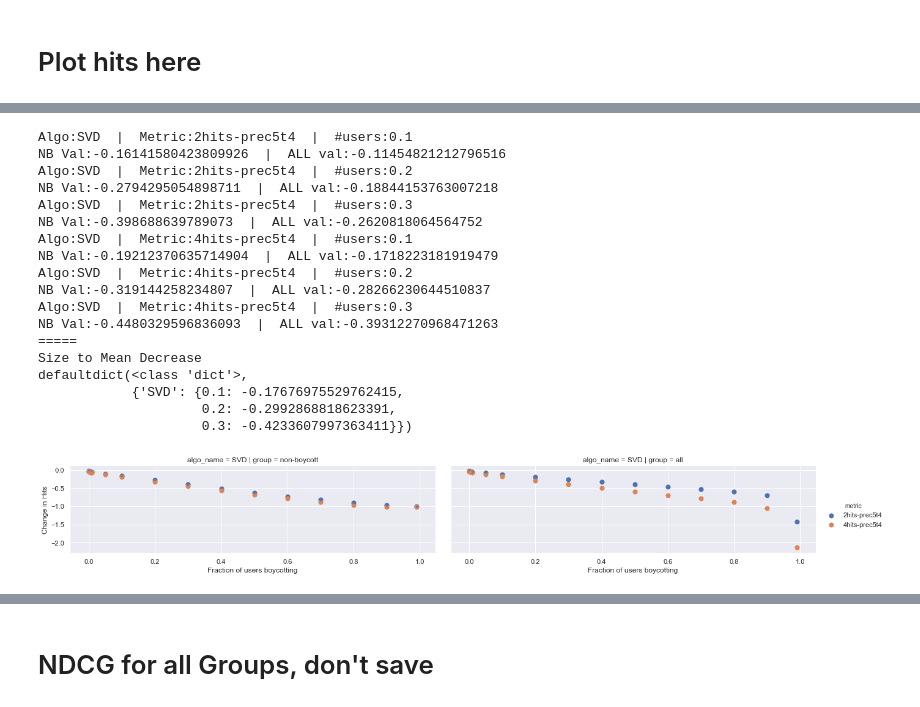
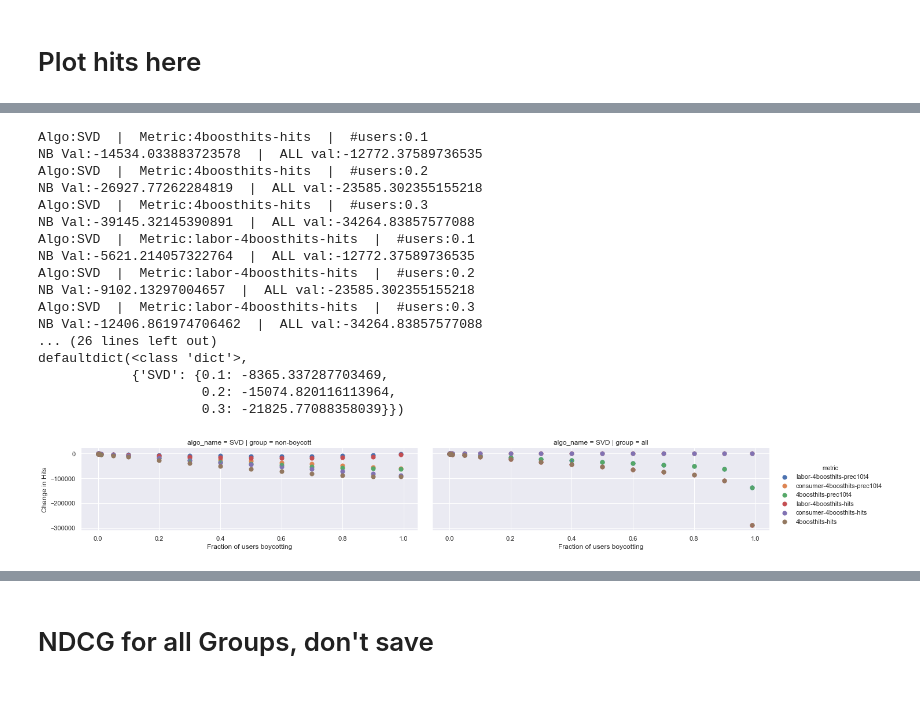
Before and after one commit to nickmvincent/surprise_sandbox, a Jupyter notebook: data_boycotts_and_strikes.ipynb, the cells around one changed output, grey strips where cells are left out. Drawn from its saved outputs; the diff is of its cells as text; code cells hidden in the pictures.

```diff
--- a/data_boycotts_and_strikes.ipynb
+++ b/data_boycotts_and_strikes.ipynb
@@ -88,13 +107,16 @@ metrics = [
     #'tailndcg10',
     #'ndcg5',
     #'tailndcg5',
-    'ndcgfull',
+    #'ndcgfull',
     #'tailndcgfull',
     #'ndcgfull',
     'prec10t4',
     #'tailprec10t4',
     #'prec5t4',
     #'tailprec5t4',
+    'hits',
+    'totalhits',
+    'normhits'
 ]
 
 organized_experiments = [
@@ -106,7 +128,7 @@ algo_names = [
 ]
 standard_algo_names = [
     'SVD',
-    #'GlobalMean',
+    'GlobalMean',
     'GuessThree',
     'MovieMean',
     'KNNBaseline_item_msd',
@@ -360,27 +338,26 @@ Normalizing. Will divide hit values by total possible hits.
 # %%
 hits_df = df_1m.copy()
 hits_df = hits_df[~hits_df.hits_all.isna()]
-hits_df = hits_df[hits_df.num_users_boycotting >= 0.5]
+#hits_df = hits_df[hits_df.num_users_boycotting >= 0.5]
 #print(len(hits_df.index))
-hits_metric = 'normhits'
-metric2 = 'normhits'
+hits_metric = 'totalhits'
+metric2 = '1.02boosthits-hits'
 include = [
     'num_users_boycotting',
 ]
 hits_cols = [
-    #'increase_{}_all'.format(hits_metric),
+    '{}_all'.format(hits_metric),
     '{}_non-boycott'.format(hits_metric),
     #'{}_boycott'.format(hits_metric),
 ]
 # for col in hits_cols:
 #     hits_df[col] *= 0.76 / 14.75#num_users['ml-1m']
-print('Max possible hits: {}'.format(1e6 * 0.57 * 0.76))
 
-plot_metric2 = False
+plot_metric2 = True
 include += hits_cols
 if plot_metric2:
     cols = [
-        #'increase_{}_all'.format(metric2),
+        '{}_all'.format(metric2),
         '{}_non-boycott'.format(metric2),
     ]
 
@@ -574,7 +572,7 @@ def fill_in_longform(df):
         metric=[x.split('_')[-2] for x in df.increase_type]
     )
     df = df.assign(
-        group=[x.split('_')[-1] for x in df.increase_type]
+        group=['standards_' + x.split('_')[-1] if 'standards' in x else x.split('_')[-1] for x in df.increase_type]
     )
     return df
 # %%
@@ -586,7 +584,11 @@ metric2title = {
     'labor-hits-prec5t4': 'Loss in hits from data labor power',
     'consumer-hits-prec5t4': 'Loss in hits from consumer power',
     'rmse': 'RMSE',
-    'prec10t4': 'Precision'
+    'prec10t4': 'Precision',
+    'totalhits': 'Total Hits',
+    'loghits': 'Log-Transformed Hits',
+    'normhits': 'Frac of Ideal Hits across Users',
+    'frachits': 'Frac of Ideal Hits Total'
 }
 # %%
 def p_b_curve(
@@ -846,15 +1022,17 @@ def p_b_curve(
 # %%
+# Compare Hits and PRec10t4 Hits
+
 _ = p_b_curve(
     samples_df_1m[samples_df_1m.algo_name == 'SVD'], 'ml-1m',
     show_interp=False,
-    percents=True, normalize=False,
+    increase=True, percents=True, normalize=False,
     metrics=[
-        '2hits-prec5t4',
-        #'2hits-ndcg10',
-        '4hits-prec5t4',
-#         'labor-hits-prec5t4',
-#         'consumer-hits-prec5t4',
-
+        '4boosthits-hits',
+        'labor-4boosthits-hits',
+        'consumer-4boosthits-hits',
+        '4boosthits-prec10t4',
+        'labor-4boosthits-prec10t4',
+        'consumer-4boosthits-prec10t4',
     ],
     groups=['all', 'non-boycott'],
     hue='metric', col='group', row='algo_name',
@@ -871,19 +1051,18 @@ plt.show()
-Algo:SVD  |  Metric:2hits-prec5t4  |  #users:0.1
-NB Val:-0.16141580423809926  |  ALL val:-0.11454821212796516
-Algo:SVD  |  Metric:2hits-prec5t4  |  #users:0.2
-NB Val:-0.2794295054898711  |  ALL val:-0.18844153763007218
-Algo:SVD  |  Metric:2hits-prec5t4  |  #users:0.3
-NB Val:-0.398688639789073  |  ALL val:-0.2620818064564752
-Algo:SVD  |  Metric:4hits-prec5t4  |  #users:0.1
-NB Val:-0.19212370635714904  |  ALL val:-0.1718223181919479
-Algo:SVD  |  Metric:4hits-prec5t4  |  #users:0.2
-NB Val:-0.319144258234807  |  ALL val:-0.28266230644510837
-Algo:SVD  |  Metric:4hits-prec5t4  |  #users:0.3
-NB Val:-0.4480329596836093  |  ALL val:-0.39312270968471263
-=====
-Size to Mean Decrease
+Algo:SVD  |  Metric:4boosthits-hits  |  #users:0.1
+NB Val:-14534.033883723578  |  ALL val:-12772.37589736535
+Algo:SVD  |  Metric:4boosthits-hits  |  #users:0.2
+NB Val:-26927.77262284819  |  ALL val:-23585.302355155218
+Algo:SVD  |  Metric:4boosthits-hits  |  #users:0.3
+NB Val:-39145.32145390891  |  ALL val:-34264.83857577088
+Algo:SVD  |  Metric:labor-4boosthits-hits  |  #users:0.1
+NB Val:-5621.214057322764  |  ALL val:-12772.37589736535
+Algo:SVD  |  Metric:labor-4boosthits-hits  |  #users:0.2
+NB Val:-9102.13297004657  |  ALL val:-23585.302355155218
+Algo:SVD  |  Metric:labor-4boosthits-hits  |  #users:0.3
+NB Val:-12406.861974706462  |  ALL val:-34264.83857577088
+... (26 lines left out)
 defaultdict(<class 'dict'>,
-            {'SVD': {0.1: -0.17676975529762415,
-                     0.2: -0.2992868818623391,
-                     0.3: -0.4233607997363411}})
+            {'SVD': {0.1: -8365.337287703469,
+                     0.2: -15074.820116113964,
+                     0.3: -21825.77088358039}})
-[figure, old version]
+[figure, new version]
```
Also changed, not shown: parts of 29 cells of this notebook, 6 other files.
